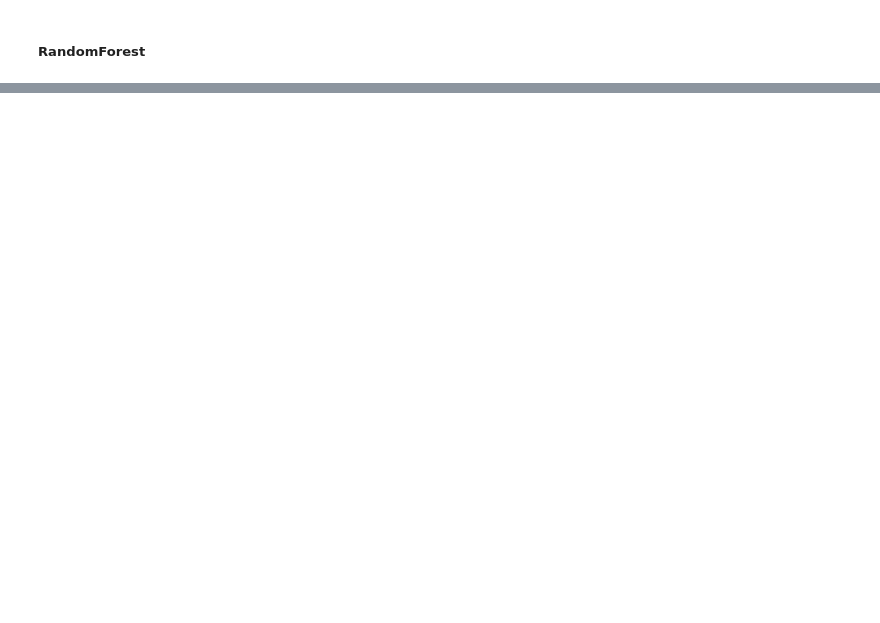
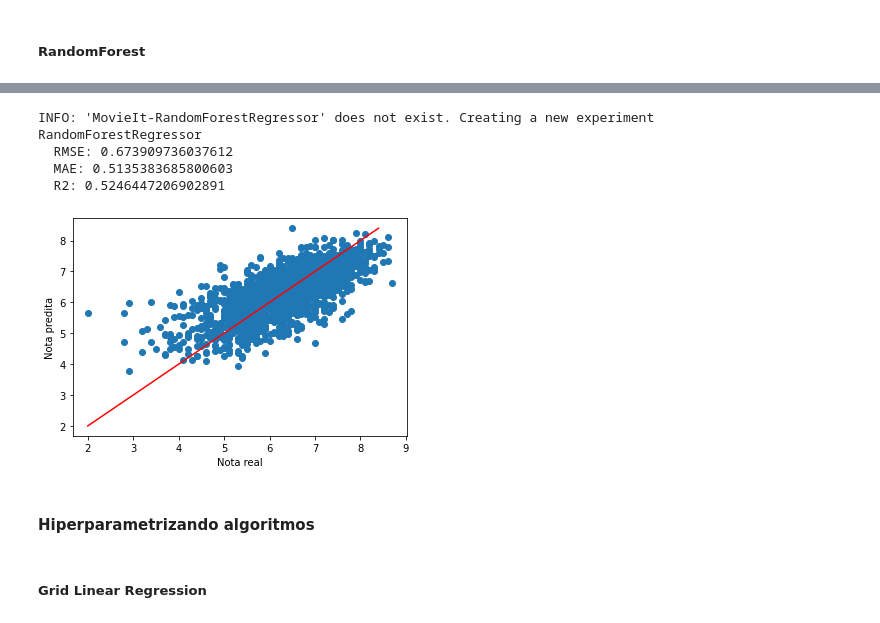
Before and after one commit to JonatasDeOliveira/movie-it, a Jupyter notebook: MovieItProjeto2.ipynb, the cells around one changed output, grey strips where cells are left out. Cells and saved outputs as stored; diff of their text form; code cells hidden in the pictures; blank space fills up the shorter version.

Commit message:
add MLFlow and grid search for searching best hyper parameters

```diff
--- a/MovieItProjeto2.ipynb
+++ b/MovieItProjeto2.ipynb
@@ -1127,9 +1225,0 @@ MSE 0.6308137293729373
-# %%
-randomForest = RandomForestRegressor()
-randomForest.fit(X_train, y_train)
-yPredRandomForest = randomForest.predict(X_test)
-# print(cross_val_score(kNeighbors, X_test, y_test, cv = 10, scoring='r2').mean())
-# print(f'MAE {mean_absolute_error(y_test, yPredRandomForest)}')
-# print(f'MSE {mean_squared_error(y_test, yPredRandomForest)}')
-
-plotComparissionResult(y_test, yPredRandomForest)
@@ -1166,0 +1226,15 @@ MSE 0.44674426722326255
+# %%
+randomForest = RandomForestRegressor()
+randomForestName = 'RandomForestRegressor'
+
+
+run_experiment_with_model(randomForest, randomForestName, X_train, y_train, X_test, y_test)
+# %% [output]
+INFO: 'MovieIt-RandomForestRegressor' does not exist. Creating a new experiment
+RandomForestRegressor
+  RMSE: 0.673909736037612
+  MAE: 0.5135383685800603
+  R2: 0.5246447206902891
+[figure, added]
+# %% [markdown]
+#### Hiperparametrizando algoritmos
@@ -1166,0 +1264,2 @@ MSE 0.44674426722326255
+# %% [markdown]
+##### Grid Linear Regression
```
Also changed, not shown: parts of 64 cells of this notebook.
